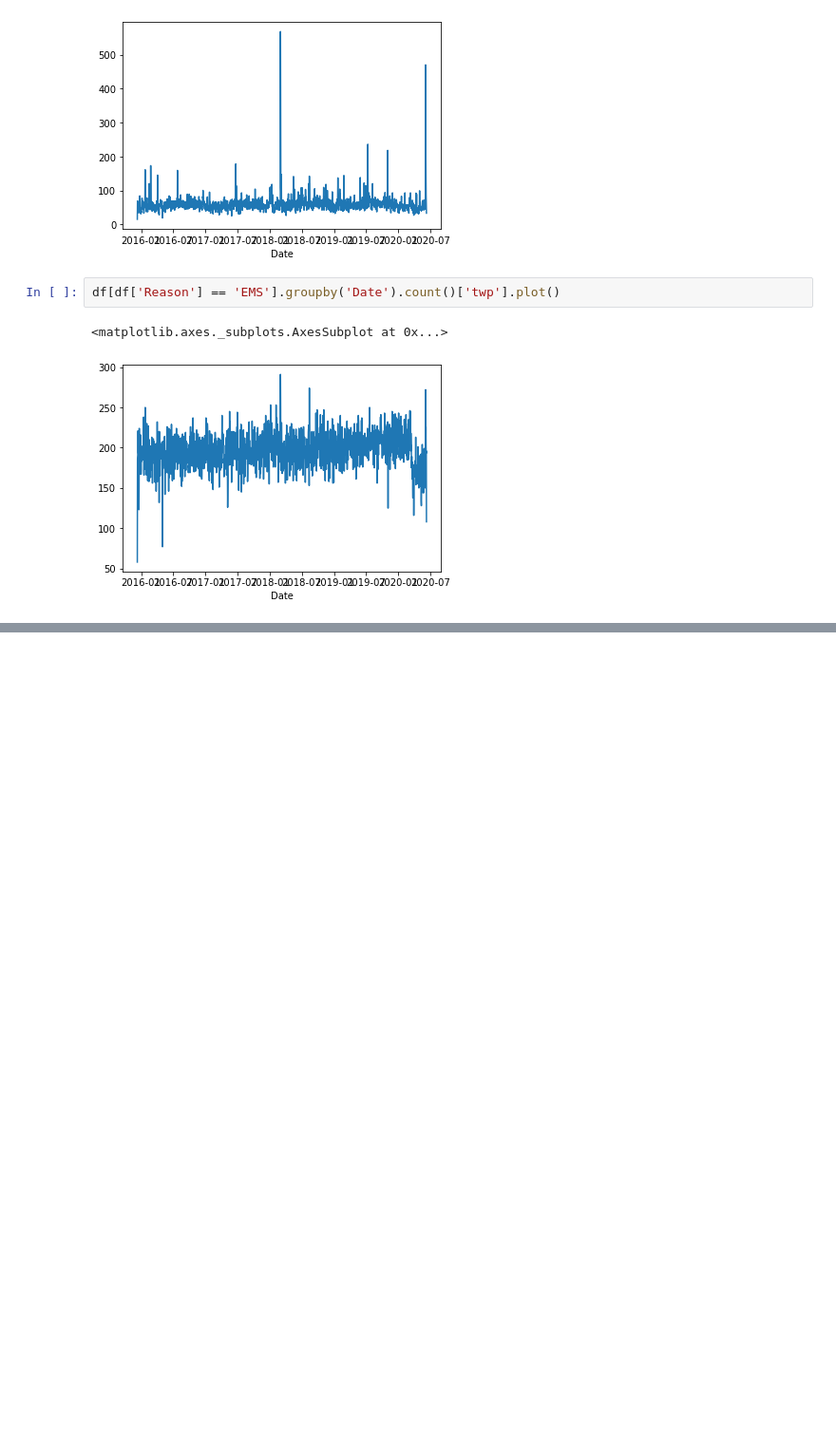
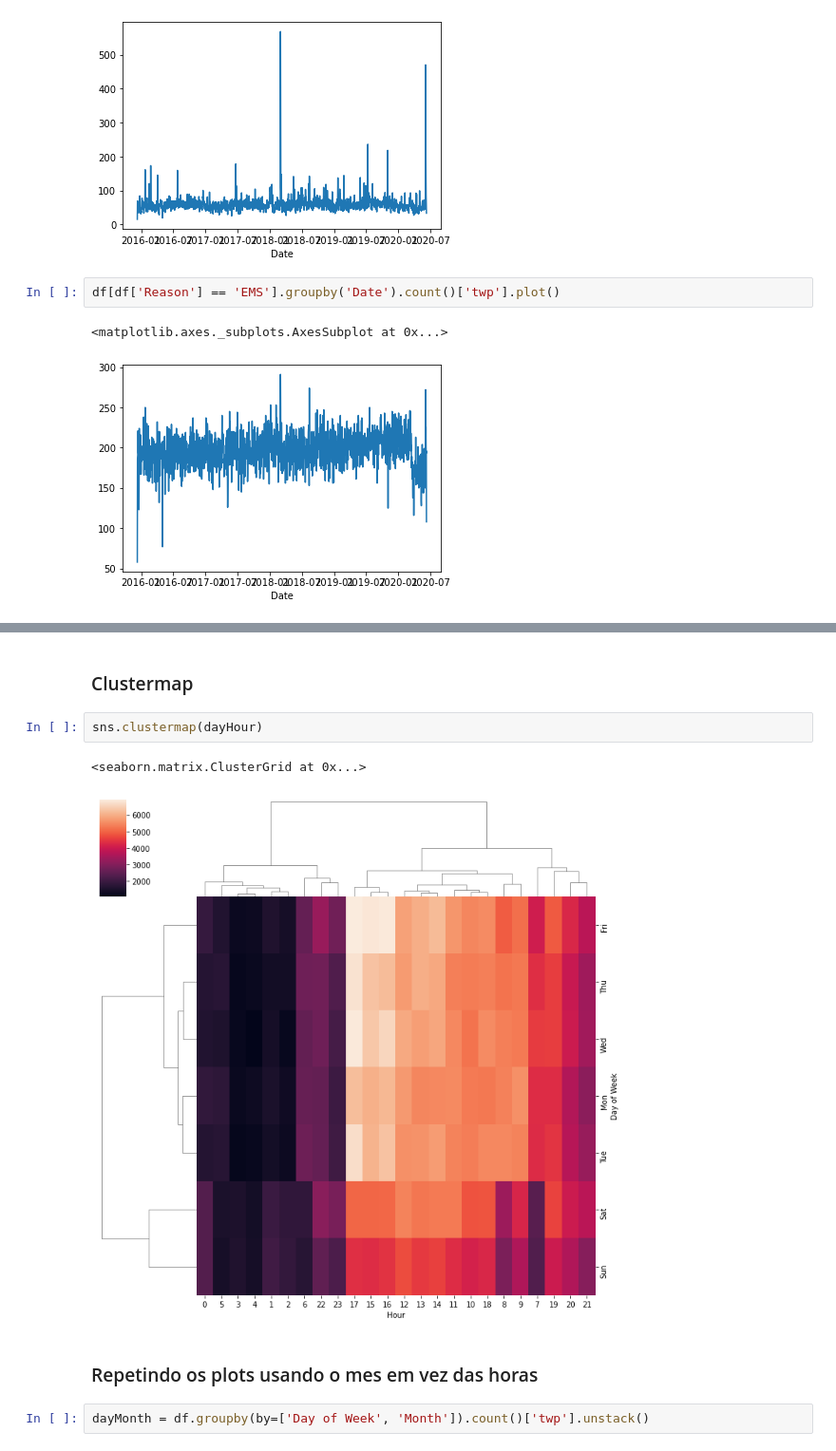
Before and after one commit to VitorMelo0511/Exercise-911-dataset, a Jupyter notebook: Projeto - Ligações para 911.ipynb, the cells around one changed output, grey strips where cells are left out. Shown at 95% size. Saved outputs shown, nothing was run; the diff lists cells and outputs as text; blank space fills up the shorter version.

```diff
--- a/Projeto - Ligações para 911.ipynb
+++ b/Projeto - Ligações para 911.ipynb
@@ -333,0 +358,11 @@ df[df['Reason'] == 'EMS'].groupby('Date').count()['twp'].plot()
+# %% [markdown]
+### Clustermap
+# %%
+sns.clustermap(dayHour)
+# %% [output]
+<seaborn.matrix.ClusterGrid at 0x...>
+[figure, added]
+# %% [markdown]
+### Repetindo os plots usando o mes em vez das horas
+# %%
+dayMonth = df.groupby(by=['Day of Week', 'Month']).count()['twp'].unstack()
```
Also changed, not shown: parts of 5 cells of this notebook.
